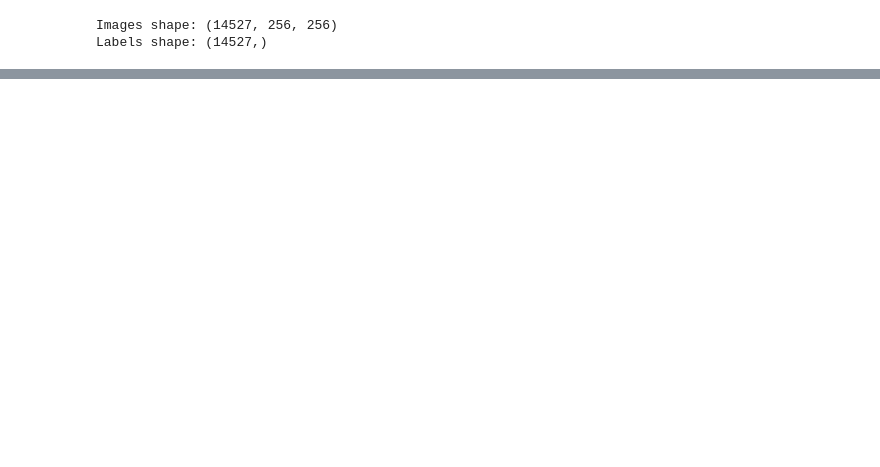
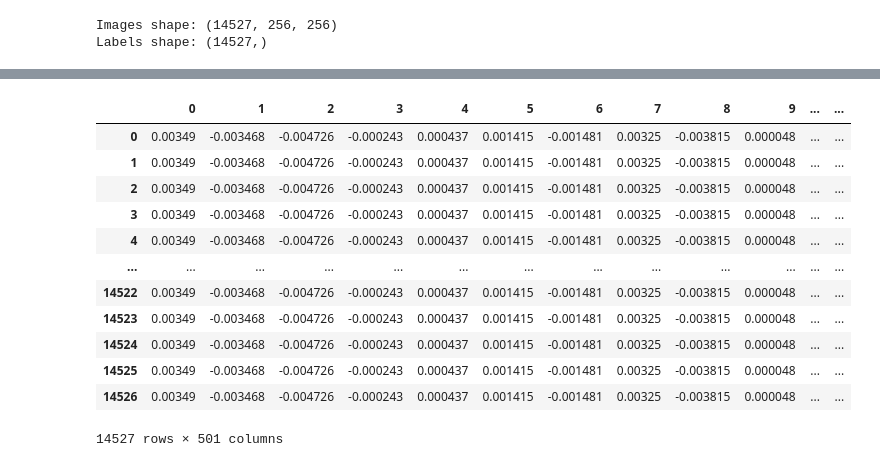
Before and after one commit to arjunkmoorthy1/24Spr_AMoorthy_healthai, a Jupyter notebook: code/deep_learning_model/autoencoder.ipynb, the cells around one changed output, grey strips where cells are left out. Cells and saved outputs as stored; diff of their text form; code cells hidden in the pictures; blank space fills up the shorter version.

```diff
--- a/code/deep_learning_model/autoencoder.ipynb
+++ b/code/deep_learning_model/autoencoder.ipynb
@@ -11,14 +14,29 @@ from tensorflow.keras.models import Model
 
 logging.basicConfig(level=logging.INFO)
 # %%
+""" import pydicom
+import numpy as np
+import logging
+from PIL import Image
+import tensorflow as tf
+
 def load_dicom_image(path, img_size=256, use_rgb=False):
     try:
         dicom = pydicom.dcmread(path)
         image = dicom.pixel_array
+
+        if use_rgb:
+            # Convert to RGB if needed (some models may require 3 channels)
+            image = np.stack([image] * 3, axis=-1)
+
         image = Image.fromarray(image)
         image = image.resize((img_size, img_size))
         image = np.array(image) / 255.0  # Normalize the image
+
+        # Assert to ensure all values are between 0 and 1
+        assert np.all((image >= 0) & (image <= 1)), "Image values should be in the range [0, 1]"
+
         return tf.convert_to_tensor(image, dtype=tf.float32)
     except Exception as e:
         logging.error(f"Failed to process image {path}: {e}")
-        return None
+        return None """
@@ -87,0 +138,3 @@ images_train_tensor_1 = images_train_tensor[:10]
+# %%
+images_train = tf.convert_to_tensor(images)
+images_train.shape
@@ -163,5 +269,11 @@ plt.show()
 # %%
-latent_representations = autoencoder.encoder.predict(images_train_tensor)  # Generate latent representations
+import pandas as pd
+
+# Load labels into dataframe
+
+latent_representations = pd.DataFrame(autoencoder.encoder.predict(images_train))  # Generate latent representations
+latent_representations['labels'] = labels
+
 
 # Save the latent representations
-np.save('latent_representations.npy', latent_representations)
+latent_representations.to_csv('latent_representations.csv', index=False)
@@ -168,3 +282,19 @@ np.save('latent_representations.npy', latent_representations)
+# %%
+latent_representations
+# %% [output]
+|  | 0 | 1 | 2 | 3 | 4 | 5 | 6 | 7 | 8 | 9 | ... | ... |
+| 0 | 0.00349 | -0.003468 | -0.004726 | -0.000243 | 0.000437 | 0.001415 | -0.001481 | 0.00325 | -0.003815 | 0.000048 | ... | ... |
+| 1 | 0.00349 | -0.003468 | -0.004726 | -0.000243 | 0.000437 | 0.001415 | -0.001481 | 0.00325 | -0.003815 | 0.000048 | ... | ... |
+| 2 | 0.00349 | -0.003468 | -0.004726 | -0.000243 | 0.000437 | 0.001415 | -0.001481 | 0.00325 | -0.003815 | 0.000048 | ... | ... |
+| 3 | 0.00349 | -0.003468 | -0.004726 | -0.000243 | 0.000437 | 0.001415 | -0.001481 | 0.00325 | -0.003815 | 0.000048 | ... | ... |
+| 4 | 0.00349 | -0.003468 | -0.004726 | -0.000243 | 0.000437 | 0.001415 | -0.001481 | 0.00325 | -0.003815 | 0.000048 | ... | ... |
+| ... | ... | ... | ... | ... | ... | ... | ... | ... | ... | ... | ... | ... |
+| 14522 | 0.00349 | -0.003468 | -0.004726 | -0.000243 | 0.000437 | 0.001415 | -0.001481 | 0.00325 | -0.003815 | 0.000048 | ... | ... |
+| 14523 | 0.00349 | -0.003468 | -0.004726 | -0.000243 | 0.000437 | 0.001415 | -0.001481 | 0.00325 | -0.003815 | 0.000048 | ... | ... |
+| 14524 | 0.00349 | -0.003468 | -0.004726 | -0.000243 | 0.000437 | 0.001415 | -0.001481 | 0.00325 | -0.003815 | 0.000048 | ... | ... |
+| 14525 | 0.00349 | -0.003468 | -0.004726 | -0.000243 | 0.000437 | 0.001415 | -0.001481 | 0.00325 | -0.003815 | 0.000048 | ... | ... |
+| 14526 | 0.00349 | -0.003468 | -0.004726 | -0.000243 | 0.000437 | 0.001415 | -0.001481 | 0.00325 | -0.003815 | 0.000048 | ... | ... |
+14527 rows × 501 columns
 # %%
 from tensorflow.keras.layers import Input, Dense, Flatten, Reshape
 from tensorflow.keras.models import Model
```
Also changed, not shown: parts of 15 cells of this notebook, 7 other files.
